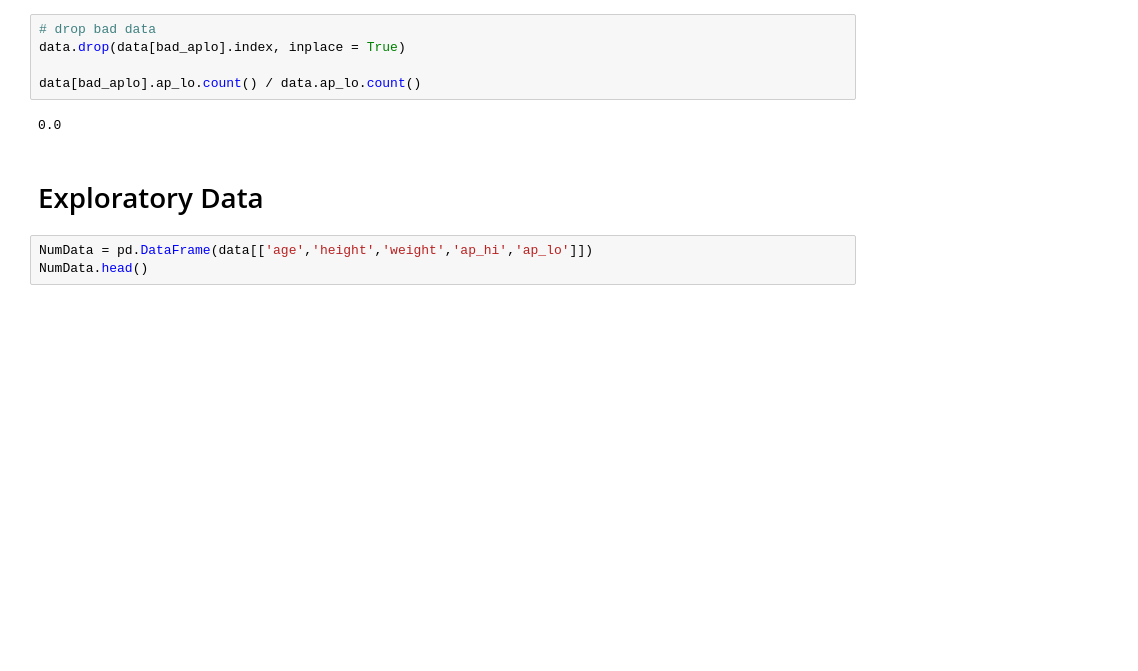
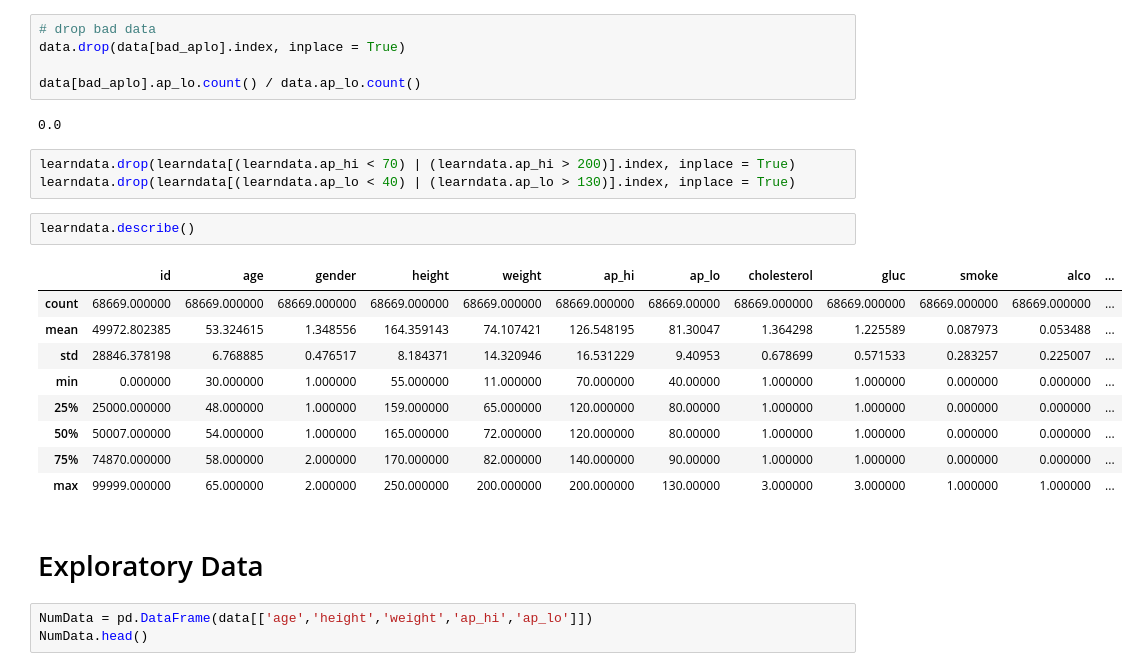
Before and after one commit to Dannyvannnn/IE0005, a Jupyter notebook: IE0005 Mini project.ipynb, the cells around one changed output. Cells and saved outputs as stored; diff of their text form; blank space fills up the shorter version.

```diff
--- a/IE0005 Mini project.ipynb
+++ b/IE0005 Mini project.ipynb
@@ -155,6 +160,21 @@ data.drop(data[bad_aplo].index, inplace = True)
 data[bad_aplo].ap_lo.count() / data.ap_lo.count()
 # %% [output]
 0.0
+# %%
+learndata.drop(learndata[(learndata.ap_hi < 70) | (learndata.ap_hi > 200)].index, inplace = True)
+learndata.drop(learndata[(learndata.ap_lo < 40) | (learndata.ap_lo > 130)].index, inplace = True)
+# %%
+learndata.describe()
+# %% [output]
+|  | id | age | gender | height | weight | ap_hi | ap_lo | cholesterol | gluc | smoke | alco | ... |
+| count | 68669.000000 | 68669.000000 | 68669.000000 | 68669.000000 | 68669.000000 | 68669.000000 | 68669.00000 | 68669.000000 | 68669.000000 | 68669.000000 | 68669.000000 | ... |
+| mean | 49972.802385 | 53.324615 | 1.348556 | 164.359143 | 74.107421 | 126.548195 | 81.30047 | 1.364298 | 1.225589 | 0.087973 | 0.053488 | ... |
+| std | 28846.378198 | 6.768885 | 0.476517 | 8.184371 | 14.320946 | 16.531229 | 9.40953 | 0.678699 | 0.571533 | 0.283257 | 0.225007 | ... |
+| min | 0.000000 | 30.000000 | 1.000000 | 55.000000 | 11.000000 | 70.000000 | 40.00000 | 1.000000 | 1.000000 | 0.000000 | 0.000000 | ... |
+| 25% | 25000.000000 | 48.000000 | 1.000000 | 159.000000 | 65.000000 | 120.000000 | 80.00000 | 1.000000 | 1.000000 | 0.000000 | 0.000000 | ... |
+| 50% | 50007.000000 | 54.000000 | 1.000000 | 165.000000 | 72.000000 | 120.000000 | 80.00000 | 1.000000 | 1.000000 | 0.000000 | 0.000000 | ... |
+| 75% | 74870.000000 | 58.000000 | 2.000000 | 170.000000 | 82.000000 | 140.000000 | 90.00000 | 1.000000 | 1.000000 | 0.000000 | 0.000000 | ... |
+| max | 99999.000000 | 65.000000 | 2.000000 | 250.000000 | 200.000000 | 200.000000 | 130.00000 | 3.000000 | 3.000000 | 1.000000 | 1.000000 | ... |
 # %% [markdown]
 # Exploratory Data
 # %%
```
Also changed, not shown: parts of 6 cells of this notebook.
